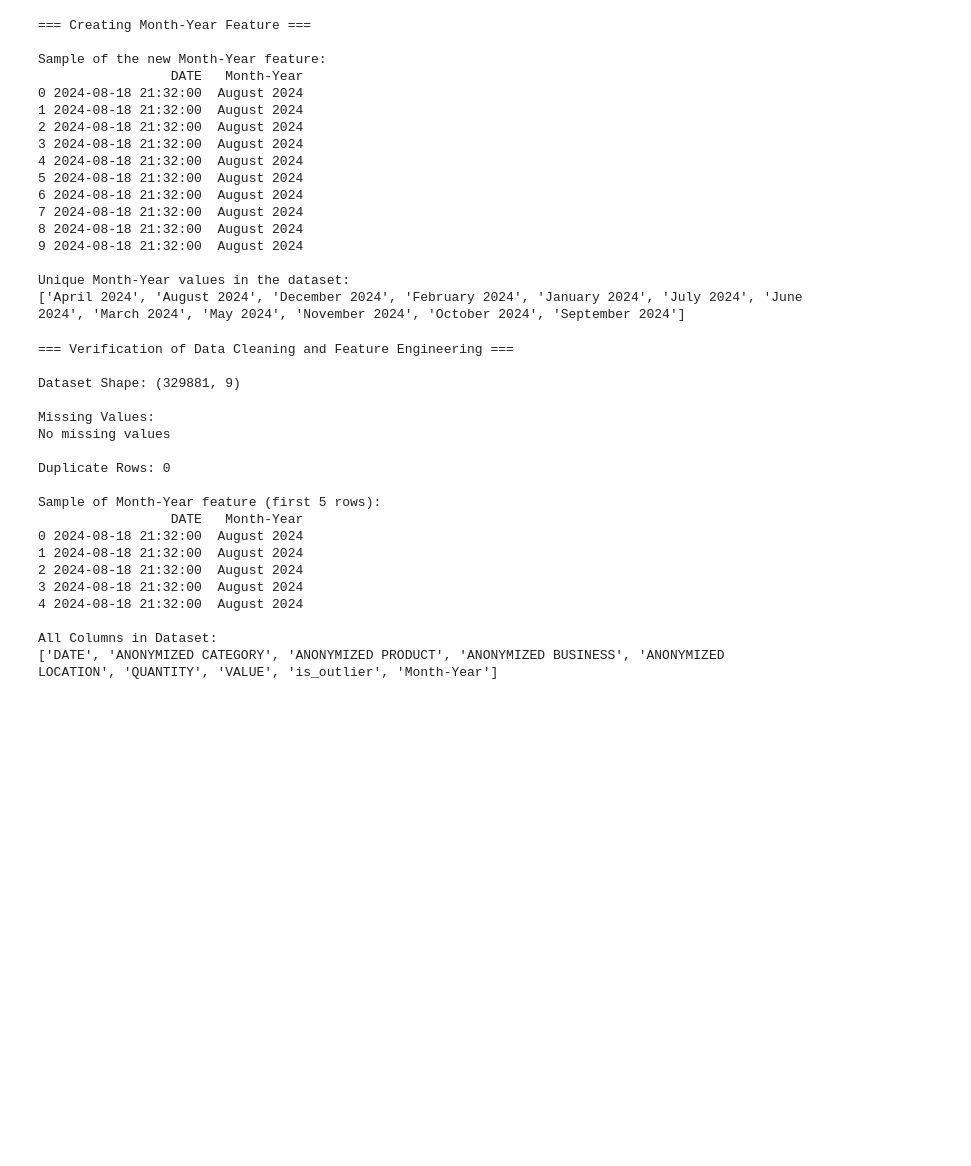
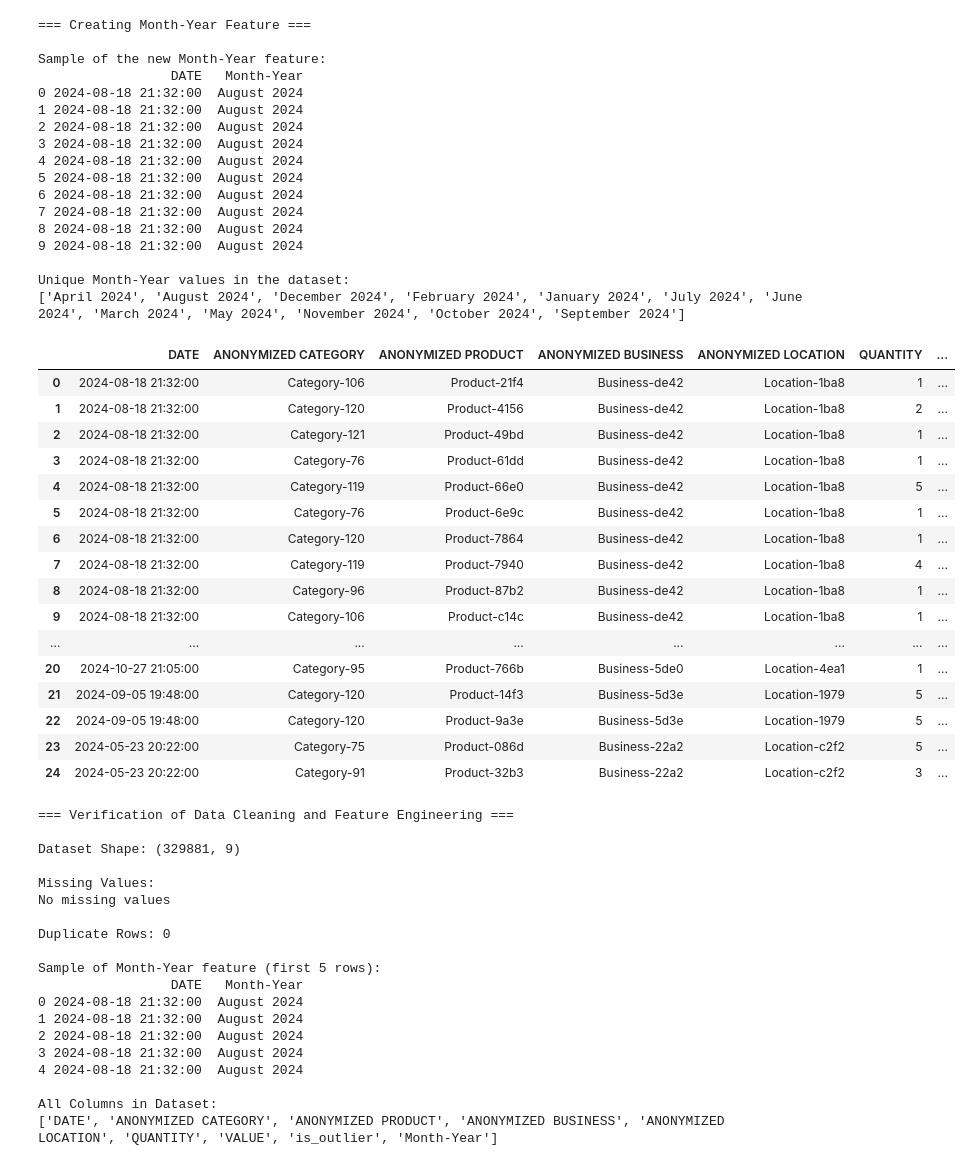
Before and after one commit to Gladwellchebelyon/KwanzaTukule-DataAnalyst-Assesment, a Jupyter notebook: Data Cleaning and Preparation.ipynb, the cells around one changed output. Drawn from its saved outputs; the diff is of its cells as text; code cells hidden in the pictures; blank space fills up the shorter version.

```diff
--- a/Data Cleaning and Preparation.ipynb
+++ b/Data Cleaning and Preparation.ipynb
@@ -707,6 +757,26 @@ Sample of the new Month-Year feature:
 
 Unique Month-Year values in the dataset:
 ['April 2024', 'August 2024', 'December 2024', 'February 2024', 'January 2024', 'July 2024', 'June 2024', 'March 2024', 'May 2024', 'November 2024', 'October 2024', 'September 2024']
+# %%
+df_final.head(25)
+# %% [output]
+|  | DATE | ANONYMIZED CATEGORY | ANONYMIZED PRODUCT | ANONYMIZED BUSINESS | ANONYMIZED LOCATION | QUANTITY | ... |
+| 0 | 2024-08-18 21:32:00 | Category-106 | Product-21f4 | Business-de42 | Location-1ba8 | 1 | ... |
+| 1 | 2024-08-18 21:32:00 | Category-120 | Product-4156 | Business-de42 | Location-1ba8 | 2 | ... |
+| 2 | 2024-08-18 21:32:00 | Category-121 | Product-49bd | Business-de42 | Location-1ba8 | 1 | ... |
+| 3 | 2024-08-18 21:32:00 | Category-76 | Product-61dd | Business-de42 | Location-1ba8 | 1 | ... |
+| 4 | 2024-08-18 21:32:00 | Category-119 | Product-66e0 | Business-de42 | Location-1ba8 | 5 | ... |
+| 5 | 2024-08-18 21:32:00 | Category-76 | Product-6e9c | Business-de42 | Location-1ba8 | 1 | ... |
+| 6 | 2024-08-18 21:32:00 | Category-120 | Product-7864 | Business-de42 | Location-1ba8 | 1 | ... |
+| 7 | 2024-08-18 21:32:00 | Category-119 | Product-7940 | Business-de42 | Location-1ba8 | 4 | ... |
+| 8 | 2024-08-18 21:32:00 | Category-96 | Product-87b2 | Business-de42 | Location-1ba8 | 1 | ... |
+| 9 | 2024-08-18 21:32:00 | Category-106 | Product-c14c | Business-de42 | Location-1ba8 | 1 | ... |
+| ... | ... | ... | ... | ... | ... | ... | ... |
+| 20 | 2024-10-27 21:05:00 | Category-95 | Product-766b | Business-5de0 | Location-4ea1 | 1 | ... |
+| 21 | 2024-09-05 19:48:00 | Category-120 | Product-14f3 | Business-5d3e | Location-1979 | 5 | ... |
+| 22 | 2024-09-05 19:48:00 | Category-120 | Product-9a3e | Business-5d3e | Location-1979 | 5 | ... |
+| 23 | 2024-05-23 20:22:00 | Category-75 | Product-086d | Business-22a2 | Location-c2f2 | 5 | ... |
+| 24 | 2024-05-23 20:22:00 | Category-91 | Product-32b3 | Business-22a2 | Location-c2f2 | 3 | ... |
 # %%
 print("=== Verification of Data Cleaning and Feature Engineering ===")
 
```
Also changed, not shown: parts of 7 cells of this notebook, 2 other files.
